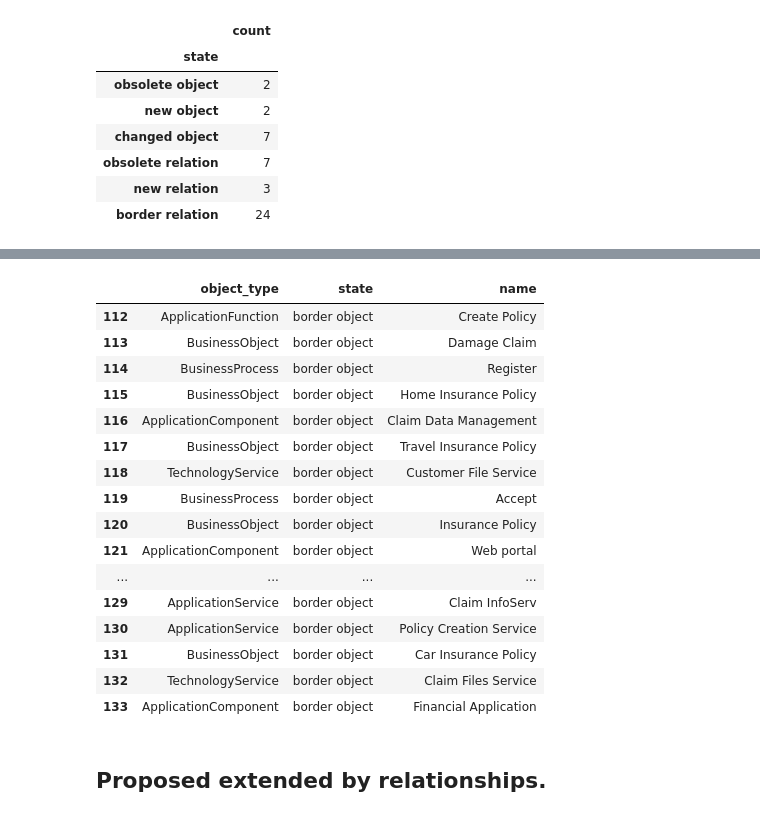
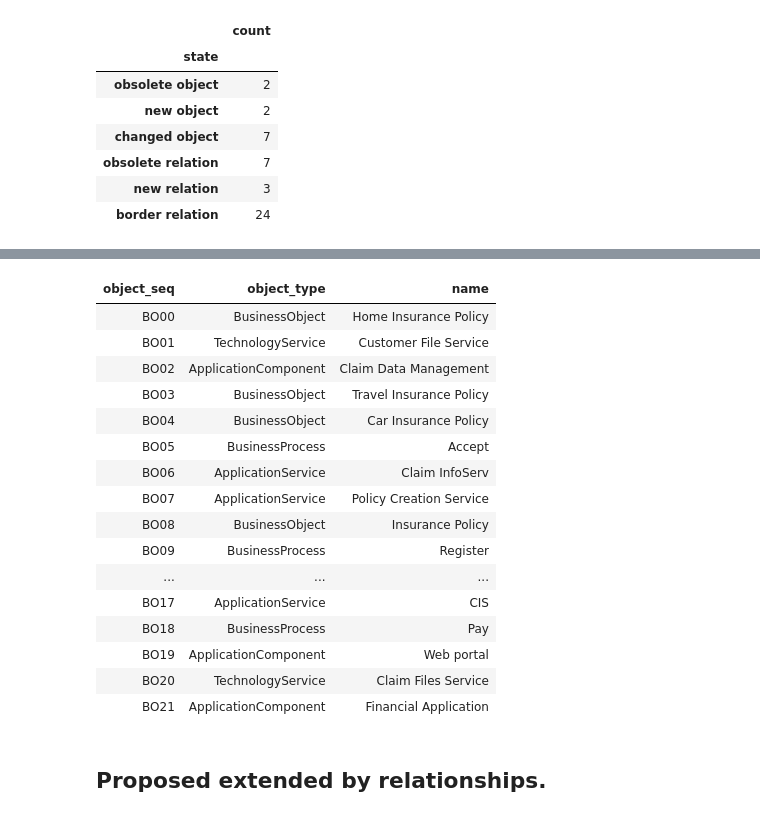
Before and after one commit to RichDijk/EAGOC, a Jupyter notebook: ea_goc.ipynb, the cells around one changed output, grey strips where cells are left out. Drawn from its saved outputs; the diff is of its cells as text; code cells hidden in the pictures.

```diff
--- a/ea_goc.ipynb
+++ b/ea_goc.ipynb
@@ -33,6 +33,7 @@ class Element:
         self.id = id
         self.name = name
         self.element_type = element_type
+        self.element_seq = None
 
         self.relation_asis_ids = set()
         self.relation_tobe_ids = set()
@@ -80,6 +81,7 @@ class Relation:
         self.relation_type = relation_type
         self.source = source
         self.target = target
+        self.relation_seq = None
 
         self.is_part_of_asis = False
         self.is_part_of_tobe = False
@@ -441,7 +434,7 @@ for relation_id, relation in relations_dict.items():
 # %%
 # Create dataframe for printing and counting
 # ------------------------------------------
-relation_df_columns = ['source', 'source_type', 'target', 'target_type', 'relation_type', 'state']
+relation_df_columns = ['relation_seq', 'source', 'source_type', 'target', 'target_type', 'relation_type', 'state']
 goc_elements_df = pd.DataFrame(data=[], columns=['object_type', 'state', 'name'])
 goc_relations_df = pd.DataFrame(data=[], columns=relation_df_columns)
 
@@ -459,20 +452,26 @@ relation_sets = [(set_obsolete_relations, 'obsolete relation'),
 
 for (_set, state) in element_sets:
     new_rows = []
-    for element_id in _set:
+    object_seq_prefix = ''.join([str(s[0]).capitalize() for s in state.split()])
+    for (element_id, seq) in zip(_set, range(len(_set))):
         element = elements_dict[element_id]
-        new_rows.append([element.name, element.element_type, state])
-    df_set = pd.DataFrame(data=new_rows, columns=['name', 'object_type', 'state'])
+        object_seq = ''.join([object_seq_prefix, str(seq) if seq >9 else f'0{seq}'])
+        element.element_seq = object_seq
+        new_rows.append([object_seq, element.name, element.element_type, state])
+
+    df_set = pd.DataFrame(data=new_rows, columns=['object_seq', 'name', 'object_type', 'state'])
     goc_elements_df = pd.concat([goc_elements_df, df_set], sort=False, ignore_index=True)
 
 for (_set, state) in relation_sets:
     new_rows = []
-    for relation_id in _set:
+    relation_seq_prefix = ''.join([str(s[0]).capitalize() for s in state.split() ])
+    for (relation_id, seq) in zip(_set, range(len(_set))):
         relation = relations_dict[relation_id]
-        #new_rows.append([relation.name, relation.relation_type, state])
         source = elements_dict[relation.source]
         target = elements_dict[relation.target]
-        new_rows.append([source.name, source.element_type, target.name, target.element_type,
+        relation_seq = ''.join([relation_seq_prefix, str(seq) if seq >9 else f'0{seq}'])
+        relation.relation_seq = relation_seq
+        new_rows.append([relation_seq, source.name, source.element_type, target.name, target.element_type,
                          relation.relation_type, state])
     df_set = pd.DataFrame(data=new_rows, columns=relation_df_columns) #['name', 'relation_type', 'state'])
     goc_relations_df = pd.concat([goc_relations_df, df_set], sort=False, ignore_index=True)
@@ -501,4 +500,8 @@ count_df.loc[['obsolete object', 'new object', 'changed object',
 | obsolete relation | 7 |
 | new relation | 3 |
 | border relation | 24 |
+# %%
+def list_obj_df(state):
+    result = goc_elements_df[goc_elements_df.state==state][['object_seq','object_type','name']].style.hide_index()
+    return result
 # %%
@@ -565,23 +568,23 @@ goc_relations_df[goc_relations_df.state=='border relation']
 # %%
-goc_elements_df[goc_elements_df.state=='border object']
+list_obj_df('border object')
 # %% [output]
-|  | object_type | state | name |
-| 112 | ApplicationFunction | border object | Create Policy |
-| 113 | BusinessObject | border object | Damage Claim |
-| 114 | BusinessProcess | border object | Register |
-| 115 | BusinessObject | border object | Home Insurance Policy |
-| 116 | ApplicationComponent | border object | Claim Data Management |
-| 117 | BusinessObject | border object | Travel Insurance Policy |
-| 118 | TechnologyService | border object | Customer File Service |
-| 119 | BusinessProcess | border object | Accept |
-| 120 | BusinessObject | border object | Insurance Policy |
-| 121 | ApplicationComponent | border object | Web portal |
-| ... | ... | ... | ... |
-| 129 | ApplicationService | border object | Claim InfoServ |
-| 130 | ApplicationService | border object | Policy Creation Service |
-| 131 | BusinessObject | border object | Car Insurance Policy |
-| 132 | TechnologyService | border object | Claim Files Service |
-| 133 | ApplicationComponent | border object | Financial Application |
+| object_seq | object_type | name |
+| BO00 | BusinessObject | Home Insurance Policy |
+| BO01 | TechnologyService | Customer File Service |
+| BO02 | ApplicationComponent | Claim Data Management |
+| BO03 | BusinessObject | Travel Insurance Policy |
+| BO04 | BusinessObject | Car Insurance Policy |
+| BO05 | BusinessProcess | Accept |
+| BO06 | ApplicationService | Claim InfoServ |
+| BO07 | ApplicationService | Policy Creation Service |
+| BO08 | BusinessObject | Insurance Policy |
+| BO09 | BusinessProcess | Register |
+| ... | ... | ... |
+| BO17 | ApplicationService | CIS |
+| BO18 | BusinessProcess | Pay |
+| BO19 | ApplicationComponent | Web portal |
+| BO20 | TechnologyService | Claim Files Service |
+| BO21 | ApplicationComponent | Financial Application |
 # %% [markdown]
 ## Proposed extended by relationships.
 # %%
```
Also changed, not shown: parts of 13 cells of this notebook.
